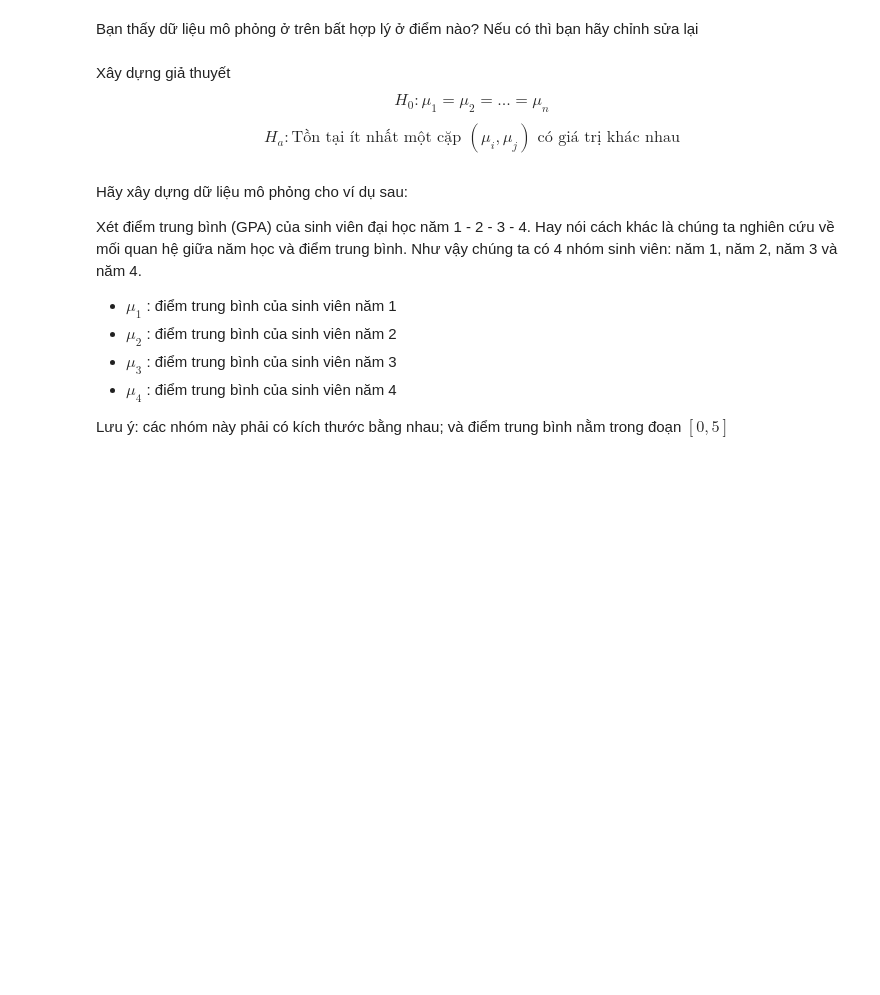
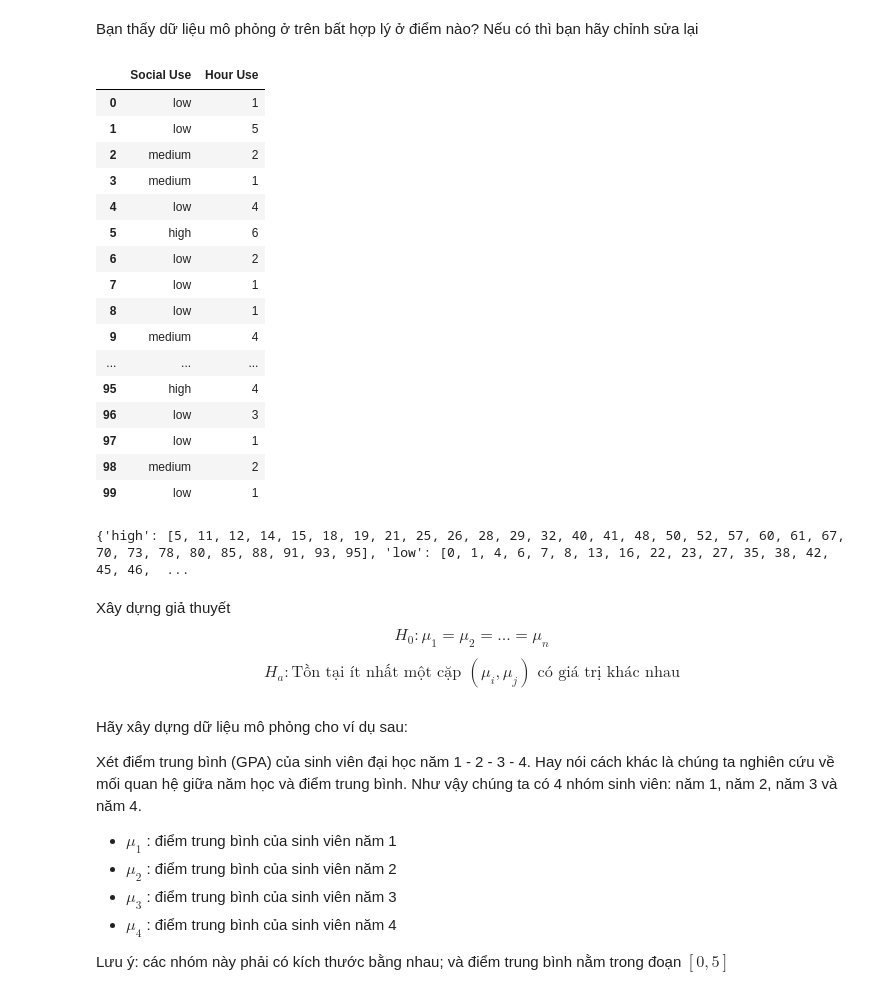
Before and after one commit to TDMVu18/PTDLPython, a Jupyter notebook: huong_dan_du_lieu_ANOVA.ipynb, the cells around one changed output. Drawn from its saved outputs; the diff is of its cells as text; code cells hidden in the pictures; blank space fills up the shorter version.

```diff
--- a/huong_dan_du_lieu_ANOVA.ipynb
+++ b/huong_dan_du_lieu_ANOVA.ipynb
@@ -39,0 +40,33 @@ Bạn thấy dữ liệu mô phỏng ở trên bất hợp lý ở điểm nào?
+# %%
+#Code
+#Bất hợp lí: Kích thước các mẫu không bằng nhau
+social_levels = ['low', 'medium', 'high']
+social_use = np.random.choice(social_levels, 100, p = [1/3, 1/3, 1/3]) #3 mẫu cùng kích thước
+hours = np.random.choice(8, 100)
+# %%
+df = pd.DataFrame.from_dict({'Social Use': social_use, 'Hour Use': hours})
+pd.set_option('display.max_rows', df.shape[0])
+df
+# %% [output]
+|  | Social Use | Hour Use |
+| 0 | low | 1 |
+| 1 | low | 5 |
+| 2 | medium | 2 |
+| 3 | medium | 1 |
+| 4 | low | 4 |
+| 5 | high | 6 |
+| 6 | low | 2 |
+| 7 | low | 1 |
+| 8 | low | 1 |
+| 9 | medium | 4 |
+| ... | ... | ... |
+| 95 | high | 4 |
+| 96 | low | 3 |
+| 97 | low | 1 |
+| 98 | medium | 2 |
+| 99 | low | 1 |
+# %%
+groups = df.groupby("Social Use").groups
+groups
+# %% [output]
+{'high': [5, 11, 12, 14, 15, 18, 19, 21, 25, 26, 28, 29, 32, 40, 41, 48, 50, 52, 57, 60, 61, 67, 70, 73, 78, 80, 85, 88, 91, 93, 95], 'low': [0, 1, 4, 6, 7, 8, 13, 16, 22, 23, 27, 35, 38, 42, 45, 46,  ...
```
Also changed, not shown: parts of 13 cells of this notebook.
